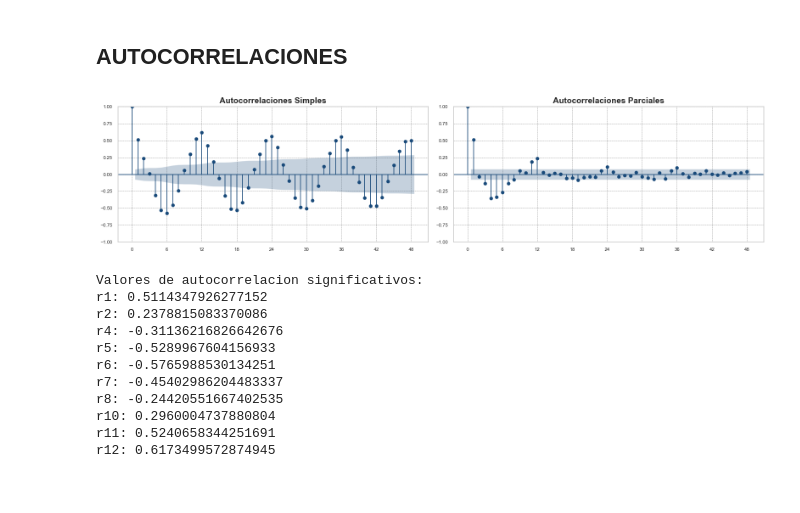
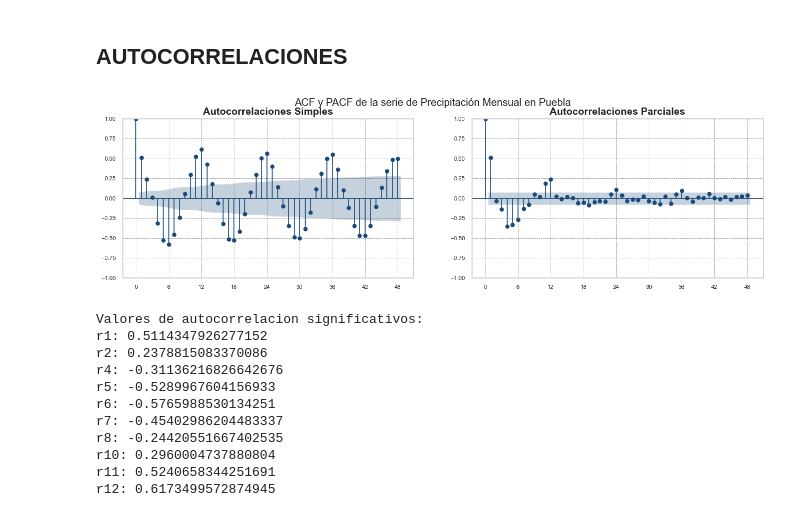
Before and after one commit to heritaco/Time-Series, a Jupyter notebook: 05-SARIMA/02-Diferencia-Estacional/01-Precipitacion-en-Puebla.ipynb, the cells around one changed output. Cells and saved outputs as stored; diff of their text form; code cells hidden in the pictures; blank space fills up the shorter version.

```diff
--- a/05-SARIMA/02-Diferencia-Estacional/01-Precipitacion-en-Puebla.ipynb
+++ b/05-SARIMA/02-Diferencia-Estacional/01-Precipitacion-en-Puebla.ipynb
@@ -147,22 +147,22 @@ from fac_y_facps_significativas import *    # Este es el archivo que se usa para
 # %%
 fig, axs = plt.subplots(1, 2, figsize=(16, 4))
 
 plot_acf(pre, lags=48, ax=axs[0])
 axs[0].xaxis.set_major_locator(plt.MultipleLocator(6))
 
 # axs[0].set_ylim(-0.04, 0.04)
 axs[0].set_title('Autocorrelaciones Simples')
 
 plot_pacf(pre, lags=48, ax=axs[1])
 # axs[1].set_ylim(-0.04, 0.04)
 axs[1].set_title('Autocorrelaciones Parciales')
 axs[1].xaxis.set_major_locator(plt.MultipleLocator(6))
 
-plt.tight_layout()
-plt.savefig('imagenes/04-acf_pacf.svg', bbox_inches='tight')
+plt.suptitle('ACF y PACF de la serie de Precipitación Mensual en Puebla')
+plt.savefig('imagenes/03-acf_pacf.svg', bbox_inches='tight')
 plt.show()
 # %% [output]
-[figure, old version]
+[figure, new version]
 # %%
 fac = FAC(len(pre), acf(pre, nlags=24)[1:] )
 # %% [output]
```
Also changed, not shown: parts of 31 cells of this notebook, 22 other files.
